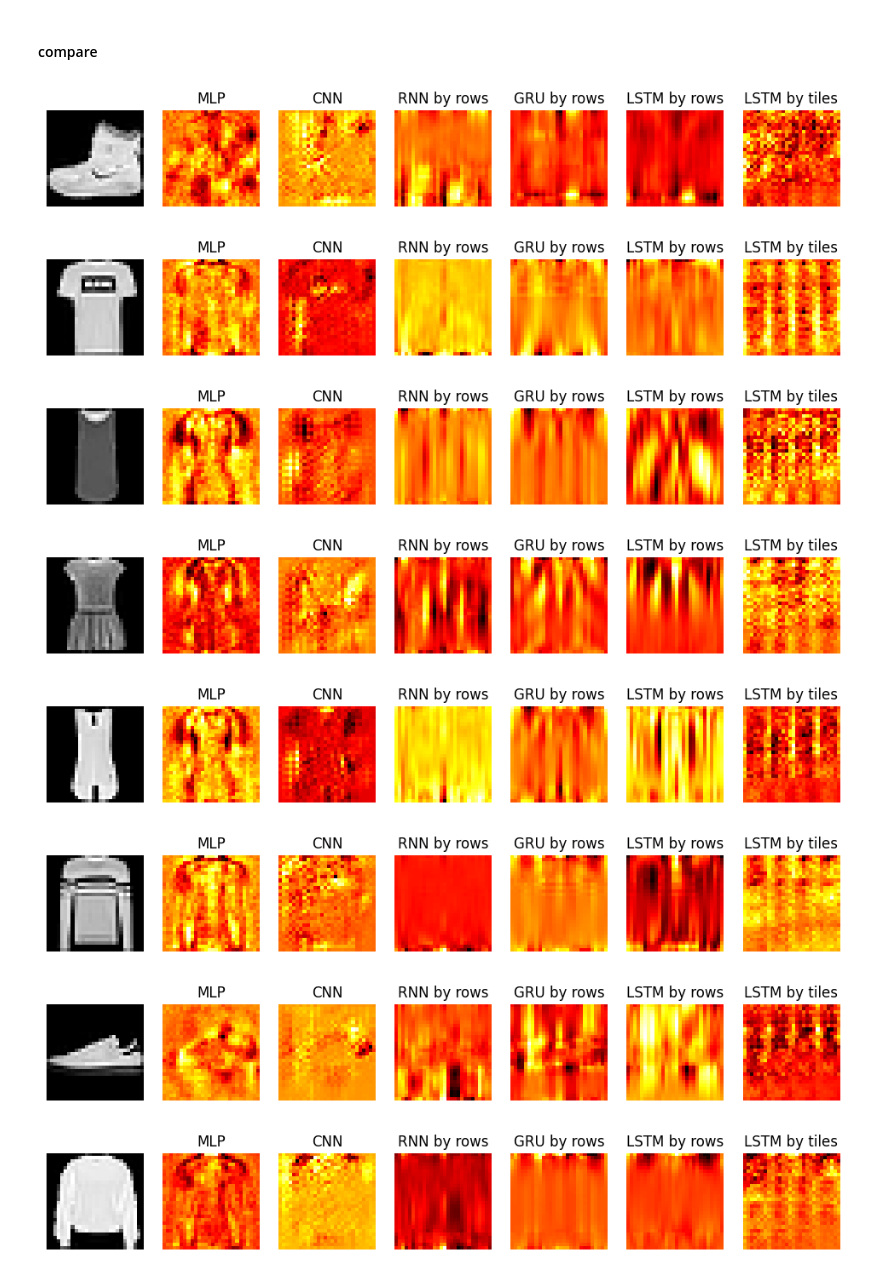
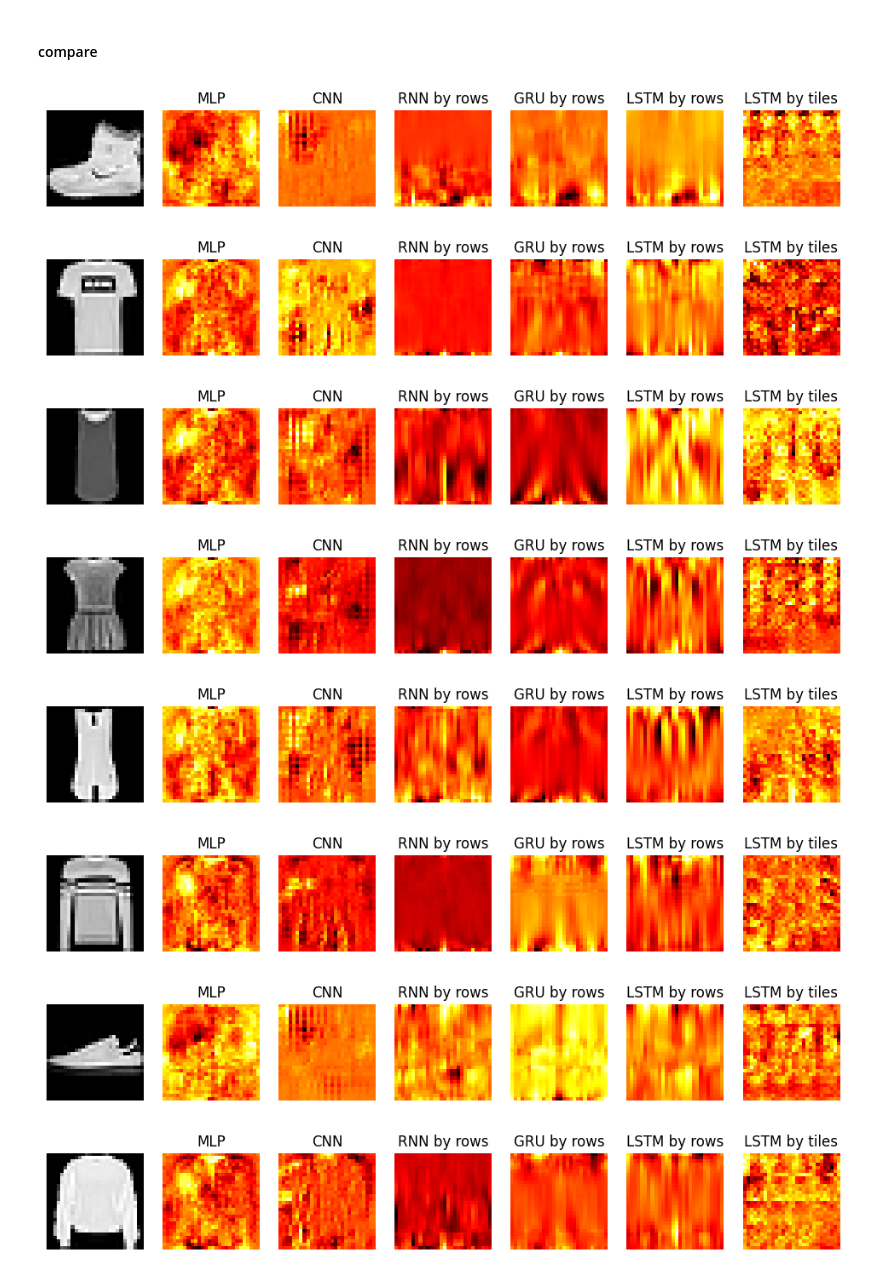
Before and after one commit to peluche/RNN-LSTM-GRU, a Jupyter notebook: rnn-lstm-gru.ipynb, the cells around one changed output. Drawn from its saved outputs; the diff is of its cells as text; code cells hidden in the pictures.

Commit message:
clean fashion mnist saliency comparison

```diff
--- a/rnn-lstm-gru.ipynb
+++ b/rnn-lstm-gru.ipynb
@@ -907,4 +836,3 @@ class GRUrow(nn.Module):
         return self.head(x)
 
 gru_rows = GRUrow(28, hidden_size, 10).to(device)
-train_mnist(gru_rows, trainloader, filename='mnist', epochs=comparison_epochs, reshape=reshape_default)
@@ -929,5 +839,2 @@ Find logs at: ./wandb/run-20240612_195150-4og8rw99/logs
 # %% [markdown]
 #### LSTM rows
-# %%
-lstm_rows = MNIST(28, hidden_size, 10).to(device)
-train_mnist(lstm_rows, trainloader, filename='mnist', epochs=comparison_epochs, reshape=reshape_default)
@@ -953,4 +856,3 @@ Find logs at: ./wandb/run-20240612_195729-y7k4jbnx/logs
 #### LSTM tiles
 # %%
 lstm_tiles = MNIST(7**2, hidden_size, 10).to(device)
-train_mnist(lstm_tiles, trainloader, filename='mnist', epochs=comparison_epochs, reshape=reshape_tile)
@@ -975,2 +861,17 @@ Find logs at: ./wandb/run-20240612_200326-tb50nz7a/logs
+# %%
+models = [('MLP', mlp, nn.Flatten()),
+          ('CNN', cnn, reshape_nop),
+          ('RNN by rows', rnn_rows, reshape_default),
+          ('GRU by rows', gru_rows, reshape_default),
+          ('LSTM by rows', lstm_rows, reshape_default),
+          ('LSTM by tiles', lstm_tiles, reshape_tile),]
+
+def train_all(models, epochs=10):
+    for name, model, reshape in models:
+        train_mnist(model, trainloader, epochs=epochs, filename=name.replace(' ', '-'), reshape=reshape)
+    for name, model, reshape in models:
+        print(f'{name}: {accuracy(model, reshape=reshape)}')
+
+train_all(models, epochs=10)
 # %% [markdown]
 #### save
@@ -986,29 +896,26 @@ Find logs at: ./wandb/run-20240612_200326-tb50nz7a/logs
 # %% [markdown]
 #### compare
 # %%
-models = [('MLP', mlp, nn.Flatten()),
-          ('CNN', cnn, noop),
-          ('RNN by rows', rnn_rows, reshape_default),
-          ('GRU by rows', gru_rows, reshape_default),
-          ('LSTM by rows', lstm_rows, reshape_default),
-          ('LSTM by tiles', lstm_tiles, reshape_tile),]
-for n in range(10):
-    xs, ys = trainset[n][0][None], t.tensor([trainset[n][1]])
+def plot_saliency(models, xs, ys):
     fig, axs = plt.subplots(1, len(models) + 1, figsize=(12, 4))
-    axs[0].imshow(trainset[n][0][0], cmap='gray')
+    axs[0].imshow(xs[0], cmap='gray')
     axs[0].axis('off')
     for i, (name, model, reshape) in enumerate(models):
-        grads = saliency(model, xs, ys, reshape=reshape)
-        axs[i + 1].imshow(grads[0, 0].cpu().numpy(), cmap='hot')
+        grads = saliency(model, xs[None], ys, reshape=reshape)
+        axs[i + 1].imshow(grads[0, 0].detach().cpu().numpy(), cmap='hot')
         axs[i + 1].set_title(name)
         axs[i + 1].axis('off')
     plt.show()
+
+for n in range(10):
+    xs, ys = trainset[n][0], t.tensor([trainset[n][1]])
+    plot_saliency(models, xs, ys)
 # %% [output]
-[figure, old version]
+[figure, new version]
-[figure, old version]
+[figure, new version]
-[figure, old version]
+[figure, new version]
-[figure, old version]
+[figure, new version]
-[figure, old version]
+[figure, new version]
-[figure, old version]
+[figure, new version]
-[figure, old version]
+[figure, new version]
-[figure, old version]
+[figure, new version]
```
Also changed, not shown: parts of 25 cells of this notebook, 1 other file.
